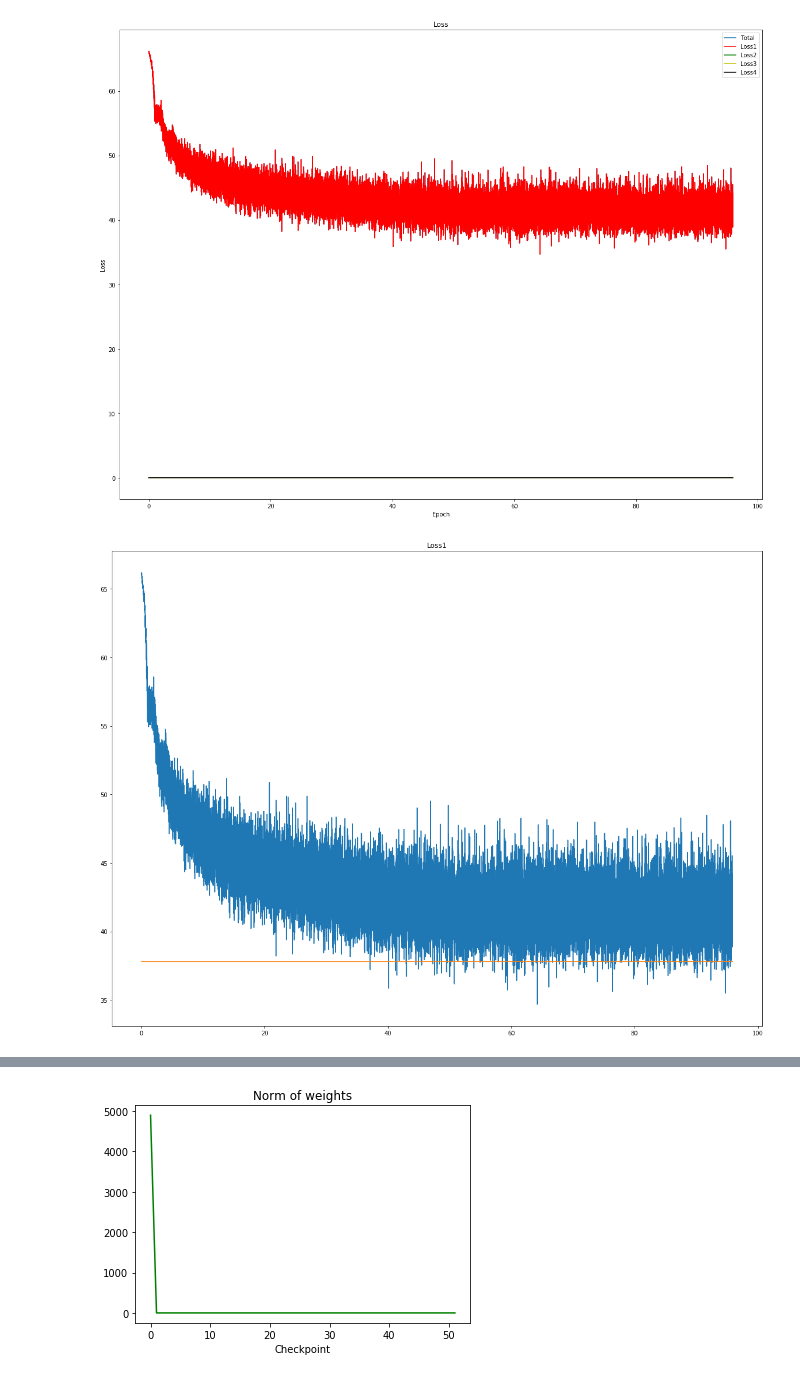
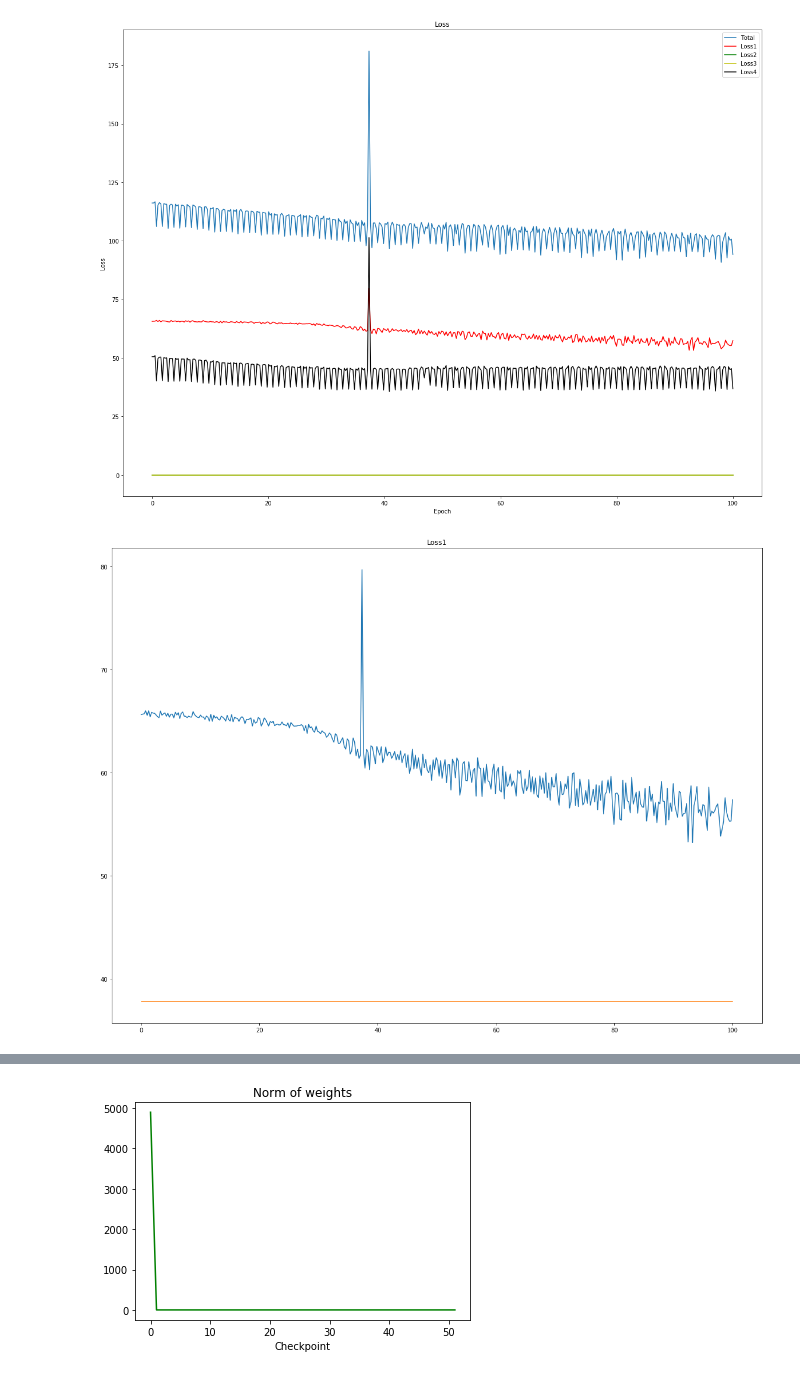
Before and after one commit to matthewkennedy5/RRNN, a Jupyter notebook: visualize-results.ipynb, the cells around one changed output, grey strips where cells are left out. Saved outputs shown, nothing was run; the diff lists cells and outputs as text; code cells hidden in the pictures.

Commit message:
Adapted the results visualizer for the planB output format.

```diff
--- a/visualize-results.ipynb
+++ b/visualize-results.ipynb
@@ -7,8 +7,9 @@ import numpy as np
 from matplotlib import pyplot as plt
 import torch
 from structure_utils import *
+import pdb
 
-dirname = 'FTVal'
+dirname = 'test2'
 # %%
 # Display hyperparameters and run information
 
@@ -38,43 +39,39 @@ Runtime: 10:18:13.170911
 # %%
-
-
-losses = []
-with open(dirname+'/loss.txt', 'r') as f:
-    for iteration in f:
-        losses.append([float(term) for term in iteration.split()])
+losses = pickle.load(open(dirname + '/loss_history.pkl', 'rb'))
 losses = np.array(losses)
-losses[:, 0][losses[:, 0] < 30] *= 2
-# import pdb; pdb.set_trace()
-# print(losses)
-N_iters = losses.shape[0]
+# losses[:, 0][losses[:, 0] < 30] *= 2
+n_iters = losses.shape[0]
+iters_per_epoch = params['nb_train'] // params['batch_size'] + 1
+n_epochs = n_iters // iters_per_epoch
+# x_axis = range(n_epochs * (params['nb_data'] // params['batch_size'] + 1))
+x_axis = np.linspace(0, n_epochs, num=n_iters)
 
 batch_size = params['batch_size']
 # Plot total loss
 plt.figure(figsize=(20, 15))
 n_data = params['nb_train']
-x_axis = np.linspace(0, batch_size * N_iters / n_data, num=N_iters)
 plt.plot(x_axis, np.sum(losses, axis=1), label='Total')
 plt.title('Loss')
 plt.xlabel('Epoch')
 plt.ylabel('Loss')
 
 # Plot respective losses
 colors = ['r', 'g', 'y', 'k']
 for i in range(4):
     plt.plot(x_axis, losses[:, i], colors[i], label='Loss' + str(i+1))
 
 plt.legend(loc='upper right')
 plt.show()
 
 # Plot loss1 separately
 plt.figure(figsize=(20, 15))
 plt.title('Loss1')
 plt.plot(x_axis, losses[:, 0])
 plt.plot(x_axis, 37.8 * np.ones(losses[:, 0].shape))
 plt.show()
 # %% [output]
-[figure, old version]
+[figure, new version]
-[figure, old version]
+[figure, new version]
 # %%
 # Plot train and validation loss in the same figure
 
```
Also changed, not shown: parts of 4 cells of this notebook.
